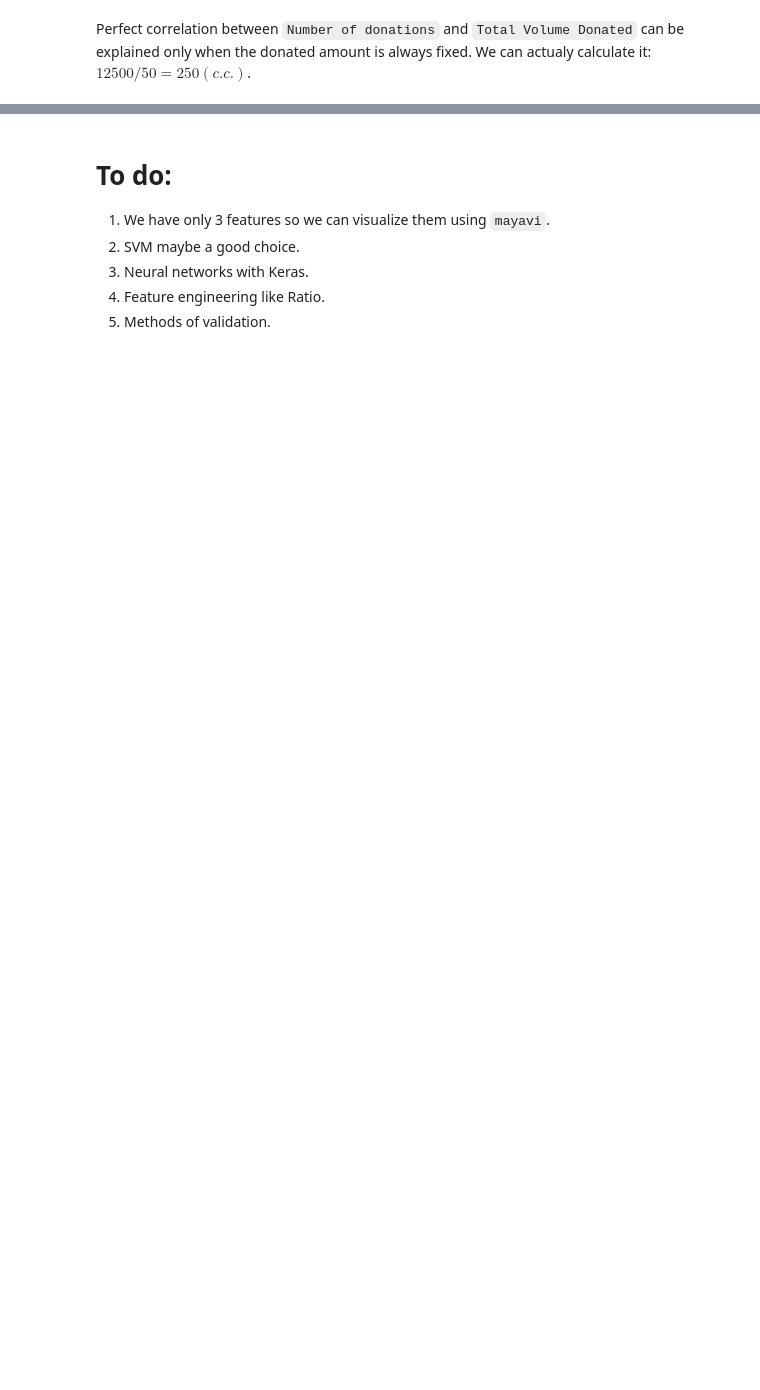
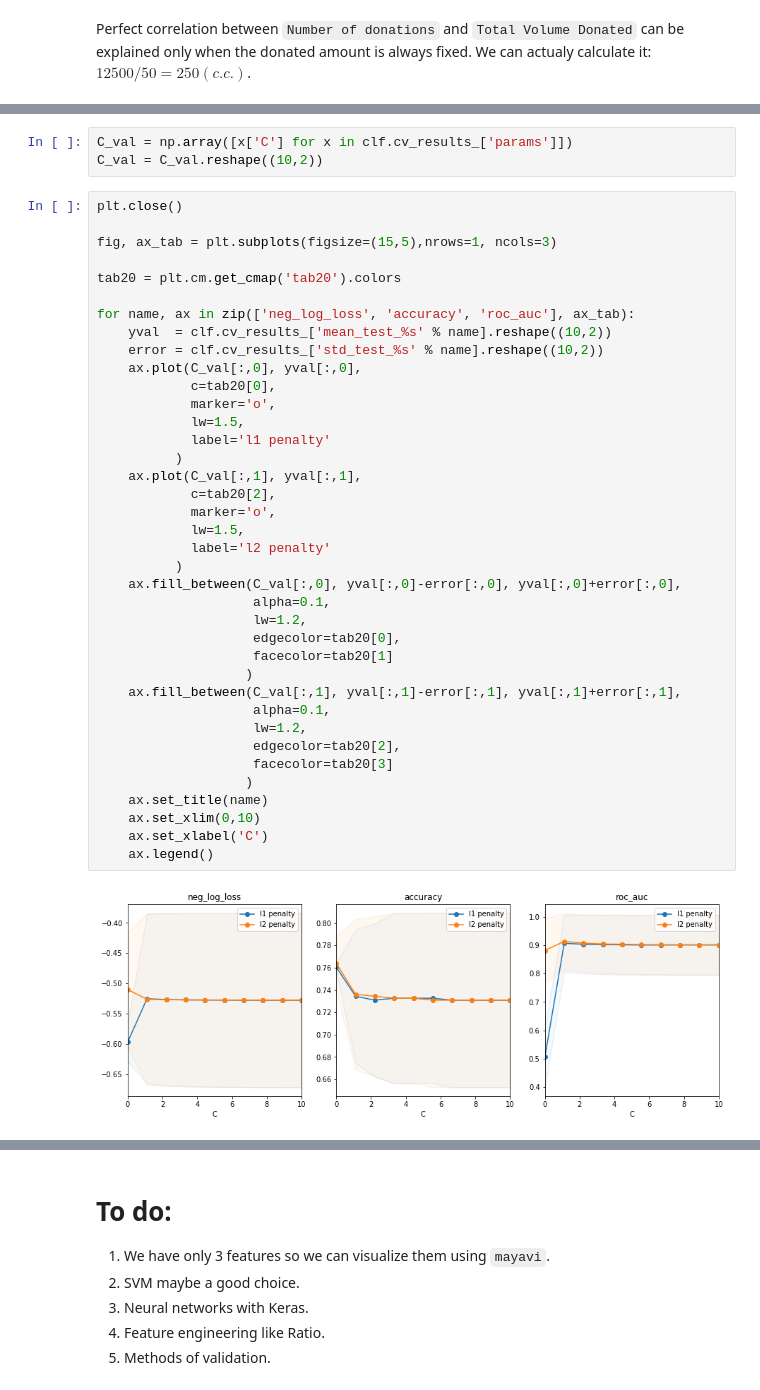
Before and after one commit to dkajtoch/100DaysOfMLCode, a Jupyter notebook: PredictBloodDonations/PredictBloodDonation.ipynb, the cells around one changed output, grey strips where cells are left out. Saved outputs shown, nothing was run; the diff lists cells and outputs as text; blank space fills up the shorter version.

```diff
--- a/PredictBloodDonations/PredictBloodDonation.ipynb
+++ b/PredictBloodDonations/PredictBloodDonation.ipynb
@@ -85,0 +117,43 @@ array([-0.62423927, -0.54459666, -0.51414667, -0.51842387, -0.45995101,
+# %%
+C_val = np.array([x['C'] for x in clf.cv_results_['params']])
+C_val = C_val.reshape((10,2))
+# %%
+plt.close()
+
+fig, ax_tab = plt.subplots(figsize=(15,5),nrows=1, ncols=3)
+
+tab20 = plt.cm.get_cmap('tab20').colors
+
+for name, ax in zip(['neg_log_loss', 'accuracy', 'roc_auc'], ax_tab):
+    yval  = clf.cv_results_['mean_test_%s' % name].reshape((10,2))
+    error = clf.cv_results_['std_test_%s' % name].reshape((10,2))
+    ax.plot(C_val[:,0], yval[:,0],
+            c=tab20[0],
+            marker='o',
+            lw=1.5,
+            label='l1 penalty'
+          )
+    ax.plot(C_val[:,1], yval[:,1],
+            c=tab20[2],
+            marker='o',
+            lw=1.5,
+            label='l2 penalty'
+          )
+    ax.fill_between(C_val[:,0], yval[:,0]-error[:,0], yval[:,0]+error[:,0],
+                    alpha=0.1,
+                    lw=1.2,
+                    edgecolor=tab20[0],
+                    facecolor=tab20[1]
+                   )
+    ax.fill_between(C_val[:,1], yval[:,1]-error[:,1], yval[:,1]+error[:,1],
+                    alpha=0.1,
+                    lw=1.2,
+                    edgecolor=tab20[2],
+                    facecolor=tab20[3]
+                   )
+    ax.set_title(name)
+    ax.set_xlim(0,10)
+    ax.set_xlabel('C')
+    ax.legend()
+# %% [output]
+[figure, added]
```
Also changed, not shown: parts of 8 cells of this notebook.
